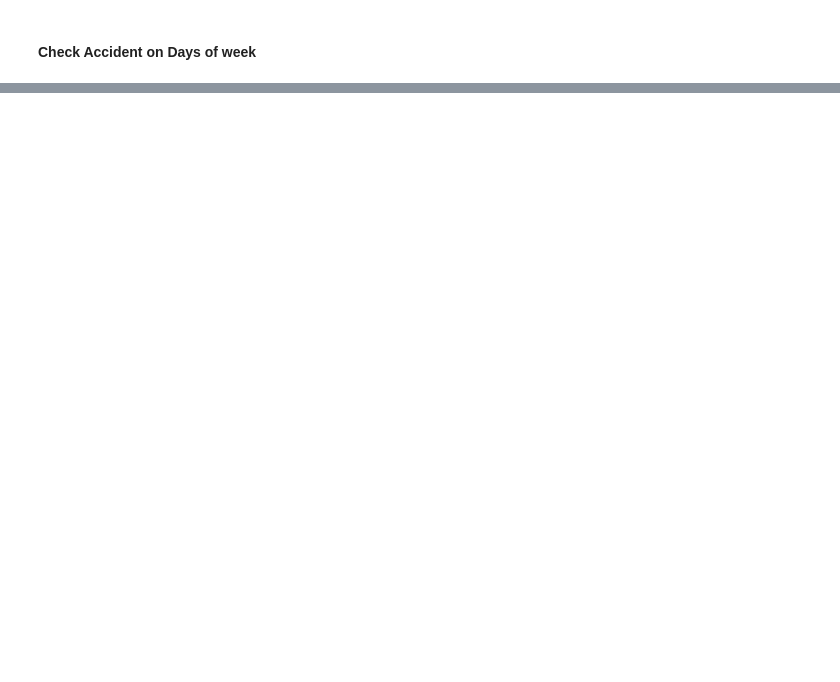
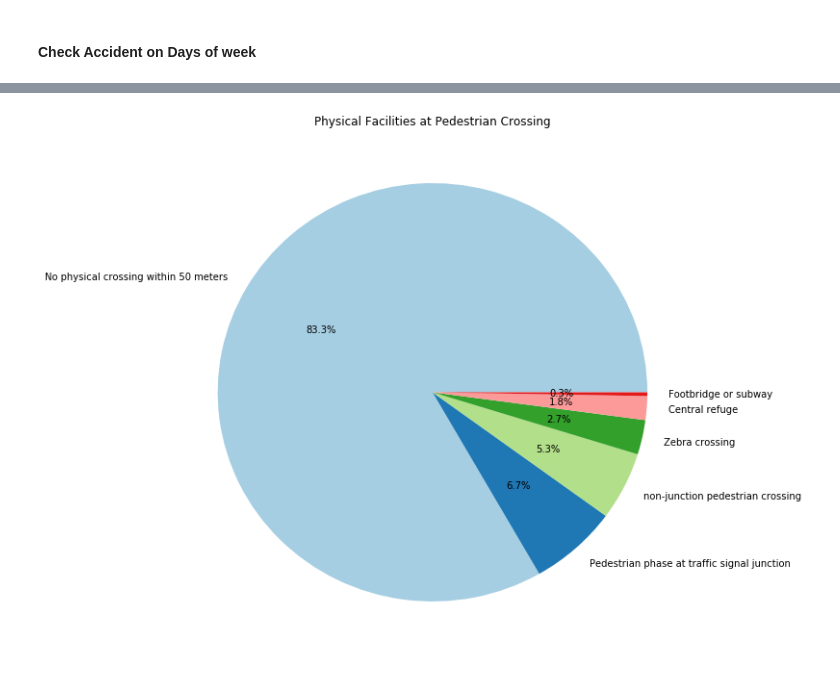
Before and after one commit to ArshadKhurshid/UK-Accident-History, a Jupyter notebook: UKAccident.ipynb, the cells around one changed output, grey strips where cells are left out. Cells and saved outputs as stored; diff of their text form; code cells hidden in the pictures; blank space fills up the shorter version.

```diff
--- a/UKAccident.ipynb
+++ b/UKAccident.ipynb
@@ -189,0 +120,9 @@ plt.show()
+# %%
+plt.subplots(figsize=(10,10))
+PCPControl = accdnt_All['Pedestrian_Crossing-Physical_Facilities'].dropna().value_counts()
+PCPControl.plot.pie(autopct='%1.1f%%',colors=sns.color_palette('Paired',10))
+plt.title('Physical Facilities at Pedestrian Crossing')
+plt.ylabel('')
+plt.show()
+# %% [output]
+[figure, added]
```
Also changed, not shown: parts of 19 cells of this notebook.
